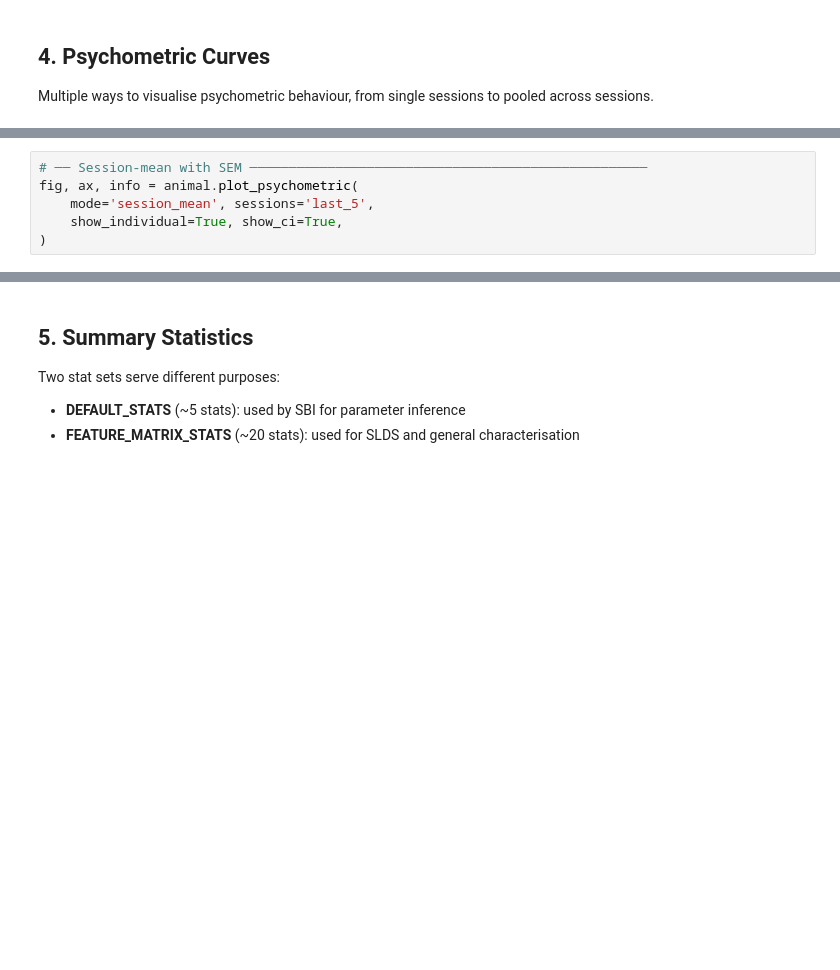
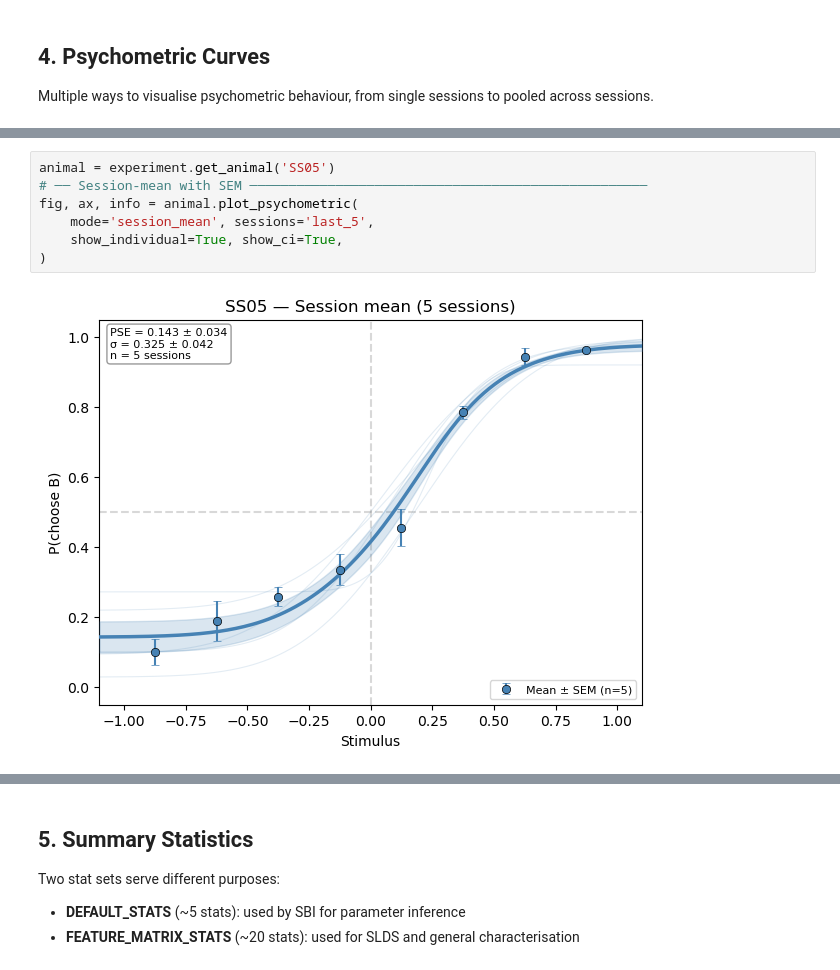
Before and after one commit to serkanshentyurk/sound_categorisation, a Jupyter notebook: notebooks/00_data_exploration.ipynb, the cells around one changed output, grey strips where cells are left out. Drawn from its saved outputs; the diff is of its cells as text; blank space fills up the shorter version.

```diff
--- a/notebooks/00_data_exploration.ipynb
+++ b/notebooks/00_data_exploration.ipynb
@@ -106,9 +164,12 @@ fig, ax, info = animal.plot_psychometric(
 # %%
+animal = experiment.get_animal('SS05')
 # ── Session-mean with SEM ───────────────────────────────────────────────────
 fig, ax, info = animal.plot_psychometric(
     mode='session_mean', sessions='last_5',
     show_individual=True, show_ci=True,
 )
+# %% [output]
+[figure, added]
 # %%
 # ── Grid: snapshots across learning ─────────────────────────────────────────
 snapshot_indices = np.linspace(0, n_sess - 1, min(5, n_sess), dtype=int).tolist()
```
Also changed, not shown: parts of 14 cells of this notebook, 9 other files.
